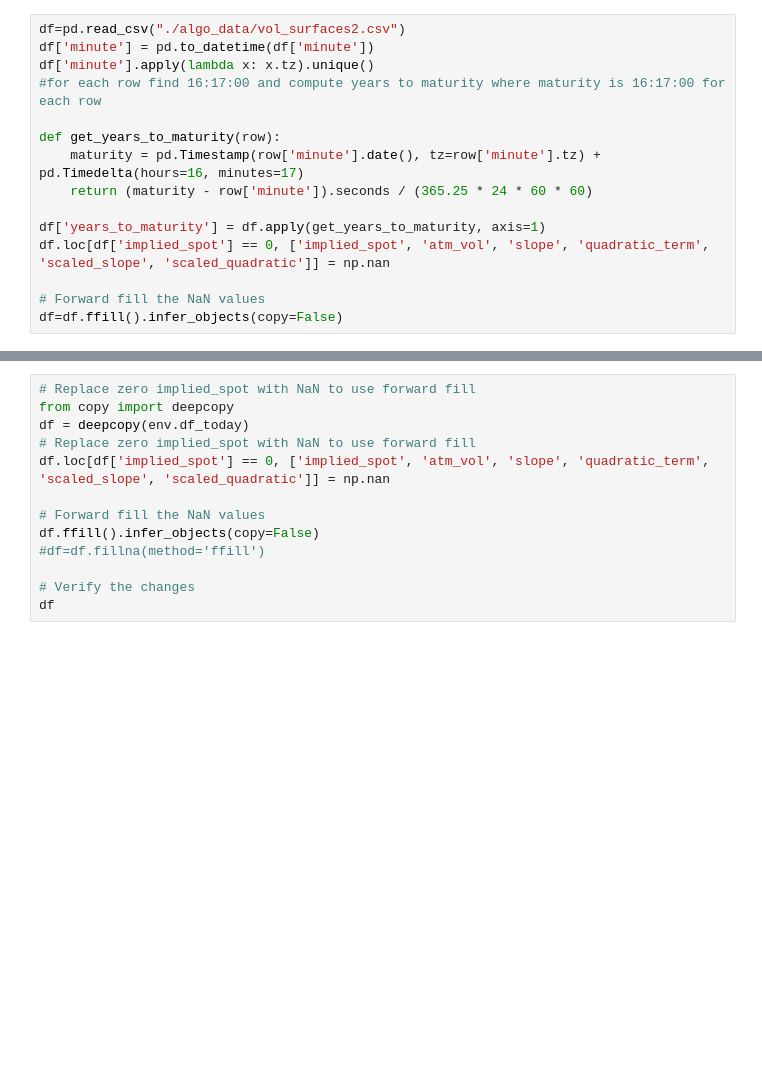
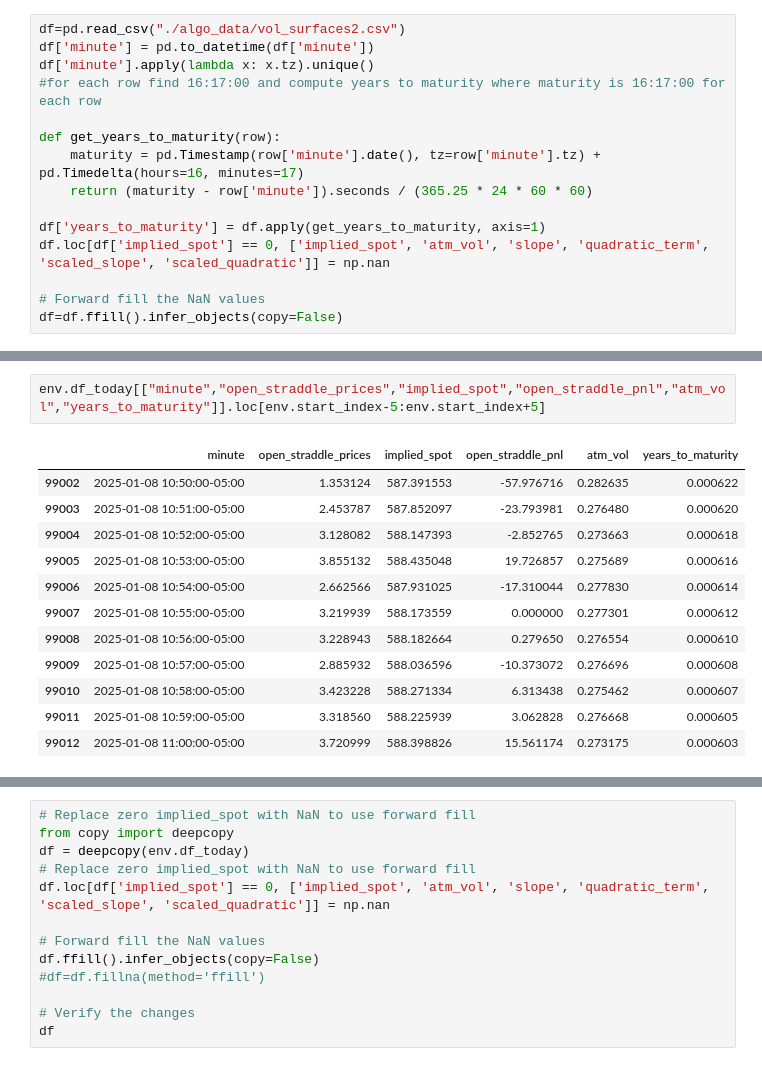
Before and after one commit to stirlitzzz/daily_options1, a Jupyter notebook: python_sim.ipynb, the cells around one changed output, grey strips where cells are left out. Drawn from its saved outputs; the diff is of its cells as text; blank space fills up the shorter version.

```diff
--- a/python_sim.ipynb
+++ b/python_sim.ipynb
@@ -362,0 +420,15 @@ np.int64(72831)
+# %%
+env.df_today[["minute","open_straddle_prices","implied_spot","open_straddle_pnl","atm_vol","years_to_maturity"]].loc[env.start_index-5:env.start_index+5]
+# %% [output]
+|  | minute | open_straddle_prices | implied_spot | open_straddle_pnl | atm_vol | years_to_maturity |
+| 99002 | 2025-01-08 10:50:00-05:00 | 1.353124 | 587.391553 | -57.976716 | 0.282635 | 0.000622 |
+| 99003 | 2025-01-08 10:51:00-05:00 | 2.453787 | 587.852097 | -23.793981 | 0.276480 | 0.000620 |
+| 99004 | 2025-01-08 10:52:00-05:00 | 3.128082 | 588.147393 | -2.852765 | 0.273663 | 0.000618 |
+| 99005 | 2025-01-08 10:53:00-05:00 | 3.855132 | 588.435048 | 19.726857 | 0.275689 | 0.000616 |
+| 99006 | 2025-01-08 10:54:00-05:00 | 2.662566 | 587.931025 | -17.310044 | 0.277830 | 0.000614 |
+| 99007 | 2025-01-08 10:55:00-05:00 | 3.219939 | 588.173559 | 0.000000 | 0.277301 | 0.000612 |
+| 99008 | 2025-01-08 10:56:00-05:00 | 3.228943 | 588.182664 | 0.279650 | 0.276554 | 0.000610 |
+| 99009 | 2025-01-08 10:57:00-05:00 | 2.885932 | 588.036596 | -10.373072 | 0.276696 | 0.000608 |
+| 99010 | 2025-01-08 10:58:00-05:00 | 3.423228 | 588.271334 | 6.313438 | 0.275462 | 0.000607 |
+| 99011 | 2025-01-08 10:59:00-05:00 | 3.318560 | 588.225939 | 3.062828 | 0.276668 | 0.000605 |
+| 99012 | 2025-01-08 11:00:00-05:00 | 3.720999 | 588.398826 | 15.561174 | 0.273175 | 0.000603 |
```
Also changed, not shown: parts of 5 cells of this notebook, 2 other files.
